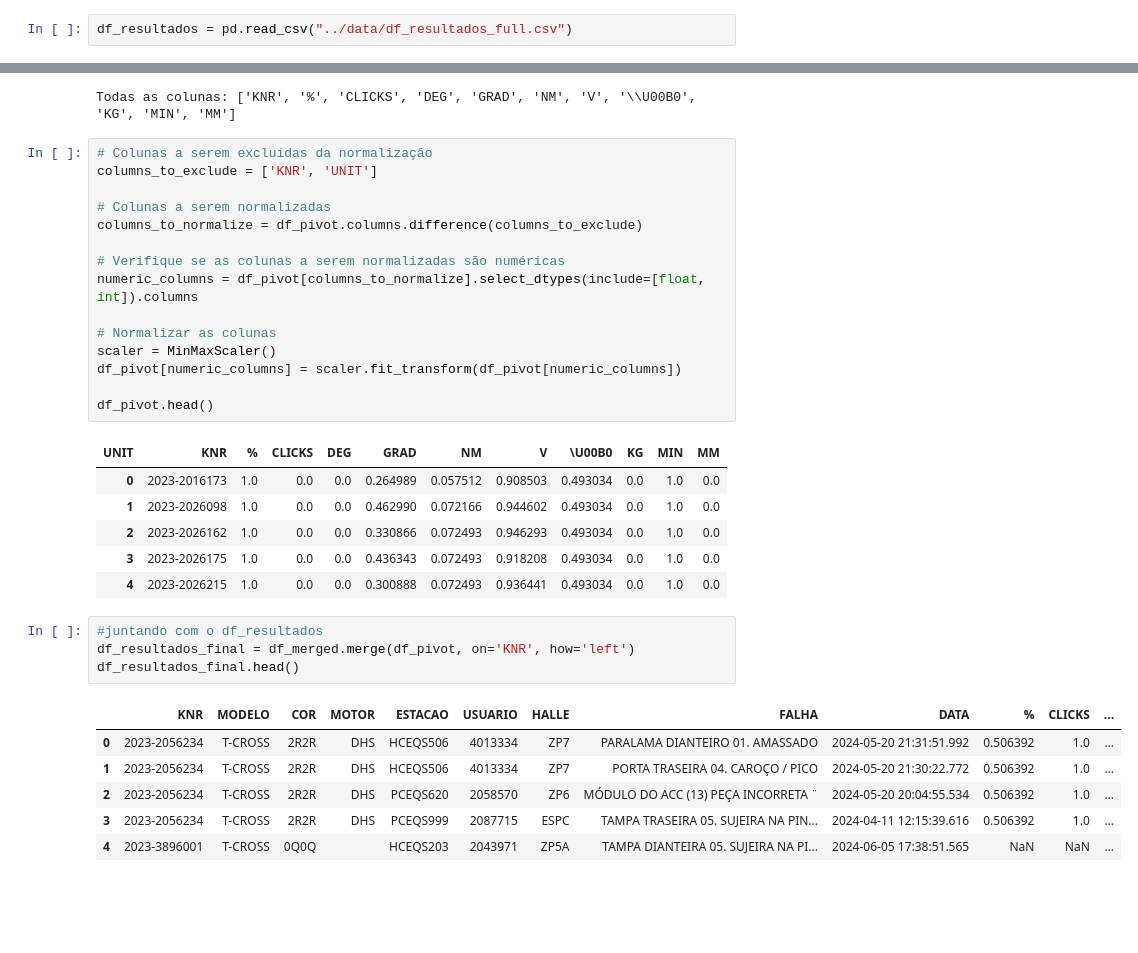
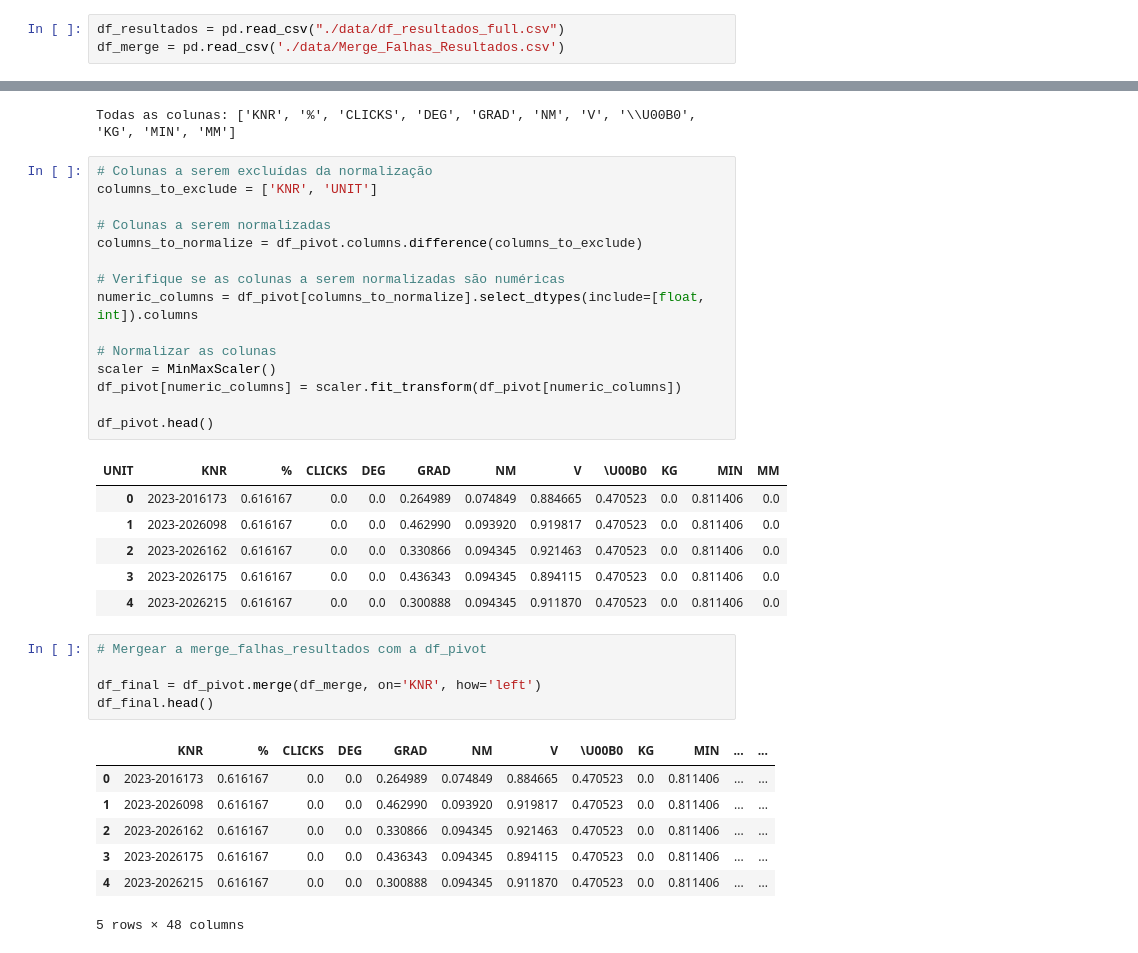
Before and after one commit to Inteli-College/2024-2A-T08-EC07-G01, a Jupyter notebook: src/models/notebooks/modelo1_com_torques.ipynb, the cells around one changed output, grey strips where cells are left out. Cells and saved outputs as stored; diff of their text form; blank space fills up the shorter version.

Commit message:
feat/testes com modelos

```diff
--- a/src/models/notebooks/modelo1_com_torques.ipynb
+++ b/src/models/notebooks/modelo1_com_torques.ipynb
@@ -8,6 +8,7 @@ import numpy as np
 import matplotlib.pyplot as plt
 from sklearn.preprocessing import MinMaxScaler
 # %%
-df_resultados = pd.read_csv("../data/df_resultados_full.csv")
+df_resultados = pd.read_csv("./data/df_resultados_full.csv")
+df_merge = pd.read_csv('./data/Merge_Falhas_Resultados.csv')
 # %%
 df_resultados.head()
@@ -144,19 +153,21 @@ df_pivot[numeric_columns] = scaler.fit_transform(df_pivot[numeric_columns])
 df_pivot.head()
 # %% [output]
 | UNIT | KNR | % | CLICKS | DEG | GRAD | NM | V | \U00B0 | KG | MIN | MM |
-| 0 | 2023-2016173 | 1.0 | 0.0 | 0.0 | 0.264989 | 0.057512 | 0.908503 | 0.493034 | 0.0 | 1.0 | 0.0 |
-| 1 | 2023-2026098 | 1.0 | 0.0 | 0.0 | 0.462990 | 0.072166 | 0.944602 | 0.493034 | 0.0 | 1.0 | 0.0 |
-| 2 | 2023-2026162 | 1.0 | 0.0 | 0.0 | 0.330866 | 0.072493 | 0.946293 | 0.493034 | 0.0 | 1.0 | 0.0 |
-| 3 | 2023-2026175 | 1.0 | 0.0 | 0.0 | 0.436343 | 0.072493 | 0.918208 | 0.493034 | 0.0 | 1.0 | 0.0 |
-| 4 | 2023-2026215 | 1.0 | 0.0 | 0.0 | 0.300888 | 0.072493 | 0.936441 | 0.493034 | 0.0 | 1.0 | 0.0 |
+| 0 | 2023-2016173 | 0.616167 | 0.0 | 0.0 | 0.264989 | 0.074849 | 0.884665 | 0.470523 | 0.0 | 0.811406 | 0.0 |
+| 1 | 2023-2026098 | 0.616167 | 0.0 | 0.0 | 0.462990 | 0.093920 | 0.919817 | 0.470523 | 0.0 | 0.811406 | 0.0 |
+| 2 | 2023-2026162 | 0.616167 | 0.0 | 0.0 | 0.330866 | 0.094345 | 0.921463 | 0.470523 | 0.0 | 0.811406 | 0.0 |
+| 3 | 2023-2026175 | 0.616167 | 0.0 | 0.0 | 0.436343 | 0.094345 | 0.894115 | 0.470523 | 0.0 | 0.811406 | 0.0 |
+| 4 | 2023-2026215 | 0.616167 | 0.0 | 0.0 | 0.300888 | 0.094345 | 0.911870 | 0.470523 | 0.0 | 0.811406 | 0.0 |
 # %%
-#juntando com o df_resultados
-df_resultados_final = df_merged.merge(df_pivot, on='KNR', how='left')
-df_resultados_final.head()
+# Mergear a merge_falhas_resultados com a df_pivot
+
+df_final = df_pivot.merge(df_merge, on='KNR', how='left')
+df_final.head()
 # %% [output]
-|  | KNR | MODELO | COR | MOTOR | ESTACAO | USUARIO | HALLE | FALHA | DATA | % | CLICKS | ... |
-| 0 | 2023-2056234 | T-CROSS | 2R2R | DHS | HCEQS506 | 4013334 | ZP7 | PARALAMA DIANTEIRO 01. AMASSADO | 2024-05-20 21:31:51.992 | 0.506392 | 1.0 | ... |
-| 1 | 2023-2056234 | T-CROSS | 2R2R | DHS | HCEQS506 | 4013334 | ZP7 | PORTA TRASEIRA 04. CAROÇO / PICO | 2024-05-20 21:30:22.772 | 0.506392 | 1.0 | ... |
-| 2 | 2023-2056234 | T-CROSS | 2R2R | DHS | PCEQS620 | 2058570 | ZP6 | MÓDULO DO ACC (13) PEÇA INCORRETA ¨ | 2024-05-20 20:04:55.534 | 0.506392 | 1.0 | ... |
-| 3 | 2023-2056234 | T-CROSS | 2R2R | DHS | PCEQS999 | 2087715 | ESPC | TAMPA TRASEIRA 05. SUJEIRA NA PIN... | 2024-04-11 12:15:39.616 | 0.506392 | 1.0 | ... |
-| 4 | 2023-3896001 | T-CROSS | 0Q0Q |  | HCEQS203 | 2043971 | ZP5A | TAMPA DIANTEIRA 05. SUJEIRA NA PI... | 2024-06-05 17:38:51.565 | NaN | NaN | ... |
+|  | KNR | % | CLICKS | DEG | GRAD | NM | V | \U00B0 | KG | MIN | ... | ... |
+| 0 | 2023-2016173 | 0.616167 | 0.0 | 0.0 | 0.264989 | 0.074849 | 0.884665 | 0.470523 | 0.0 | 0.811406 | ... | ... |
+| 1 | 2023-2026098 | 0.616167 | 0.0 | 0.0 | 0.462990 | 0.093920 | 0.919817 | 0.470523 | 0.0 | 0.811406 | ... | ... |
+| 2 | 2023-2026162 | 0.616167 | 0.0 | 0.0 | 0.330866 | 0.094345 | 0.921463 | 0.470523 | 0.0 | 0.811406 | ... | ... |
+| 3 | 2023-2026175 | 0.616167 | 0.0 | 0.0 | 0.436343 | 0.094345 | 0.894115 | 0.470523 | 0.0 | 0.811406 | ... | ... |
+| 4 | 2023-2026215 | 0.616167 | 0.0 | 0.0 | 0.300888 | 0.094345 | 0.911870 | 0.470523 | 0.0 | 0.811406 | ... | ... |
+5 rows × 48 columns
```
Also changed, not shown: parts of 14 cells of this notebook, 2 other files.
